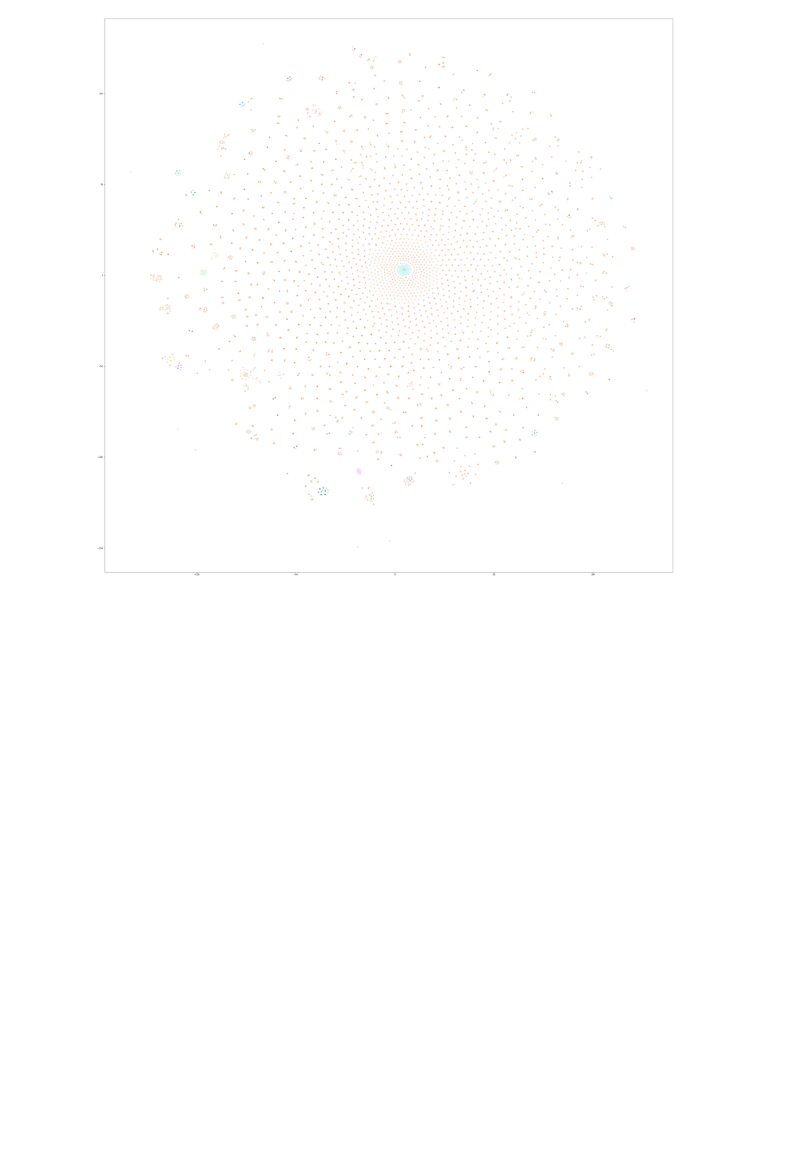
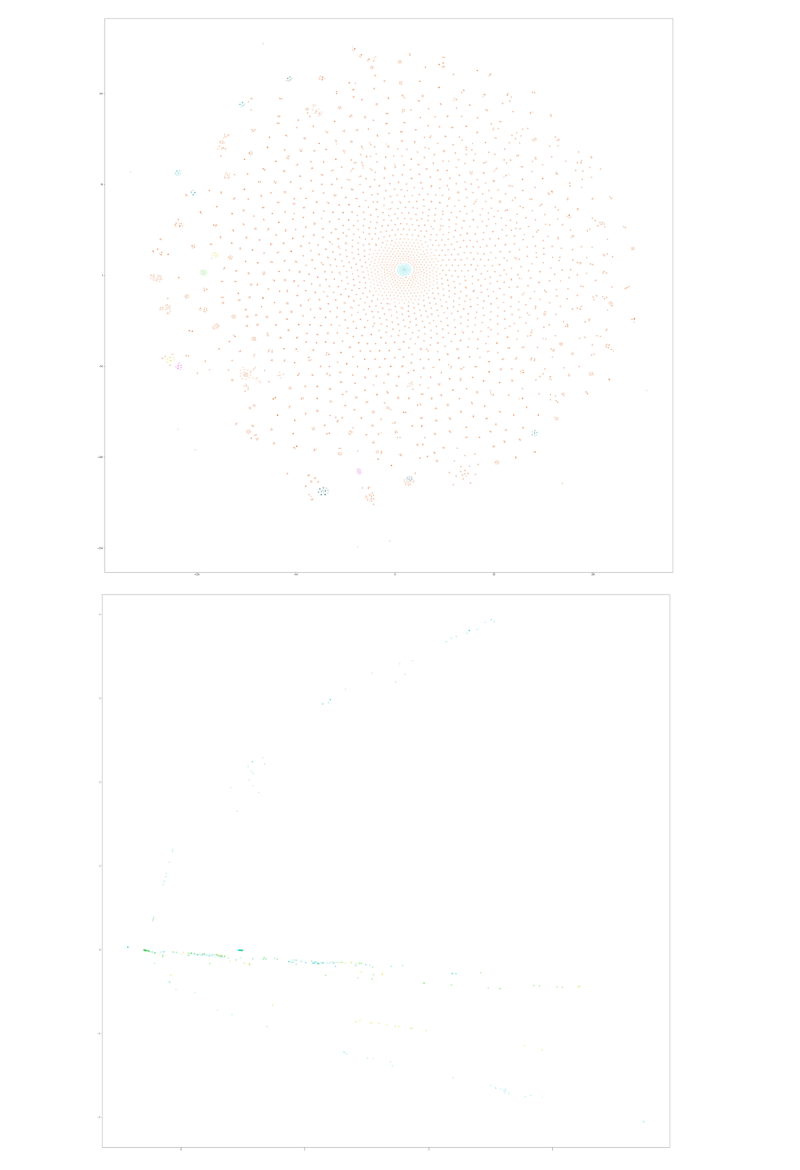
Before and after one commit to KevinFerin/Projet_Fil_Rouge-IBM, a Jupyter notebook: Cleaning.ipynb, the cells around one changed output. Cells and saved outputs as stored; diff of their text form; code cells hidden in the pictures; blank space fills up the shorter version.

```diff
--- a/Cleaning.ipynb
+++ b/Cleaning.ipynb
@@ -544,7 +546,7 @@ array([[-55.45868  , -72.40874  ],
 # %%
 from sklearn.mixture import GaussianMixture
 
-clustering = GaussianMixture(n_components=4).fit_predict(dense)
+clusteringGMM = GaussianMixture(n_components=4).fit_predict(dense)
 # %%
 %matplotlib inline
 # %%
@@ -609,3 +611,22 @@ plt.scatter(datapoint[:, 0], datapoint[:, 1], c=color, alpha=0.2)
 #centroidpoint = pca.transform(centroids)
 # plt.scatter(centroidpoint[:, 0], centroidpoint[:, 1], marker='^', s=150, c='#000000')
 plt.show()
+# %%
+from sklearn.manifold import Isomap
+wordvector_fit_2d = dense
+isomap = Isomap(n_components=2)
+datapoint = isomap.fit_transform(wordvector_fit_2d)
+
+labels = clusteringGMM
+label = ["#e05f14", "#e0dc14", "#2fe014", "#14d2e0", "#12bdc9", "#10a8b3", "#0e939c",
+         "#0c7e86", "#0a6970", "#085459", "#063f43", "#e014d2","#e014d2", "#d2e014"]
+color = [label[i+1] for i in labels]
+plt.figure(figsize=(50,50))
+plt.scatter(datapoint[:, 0], datapoint[:, 1], c=color, alpha=0.2)
+
+#centroids = clf.cluster_centers_
+#centroidpoint = pca.transform(centroids)
+# plt.scatter(centroidpoint[:, 0], centroidpoint[:, 1], marker='^', s=150, c='#000000')
+plt.show()
+# %% [output]
+[figure, added]
```
Also changed, not shown: parts of 2 cells of this notebook.
